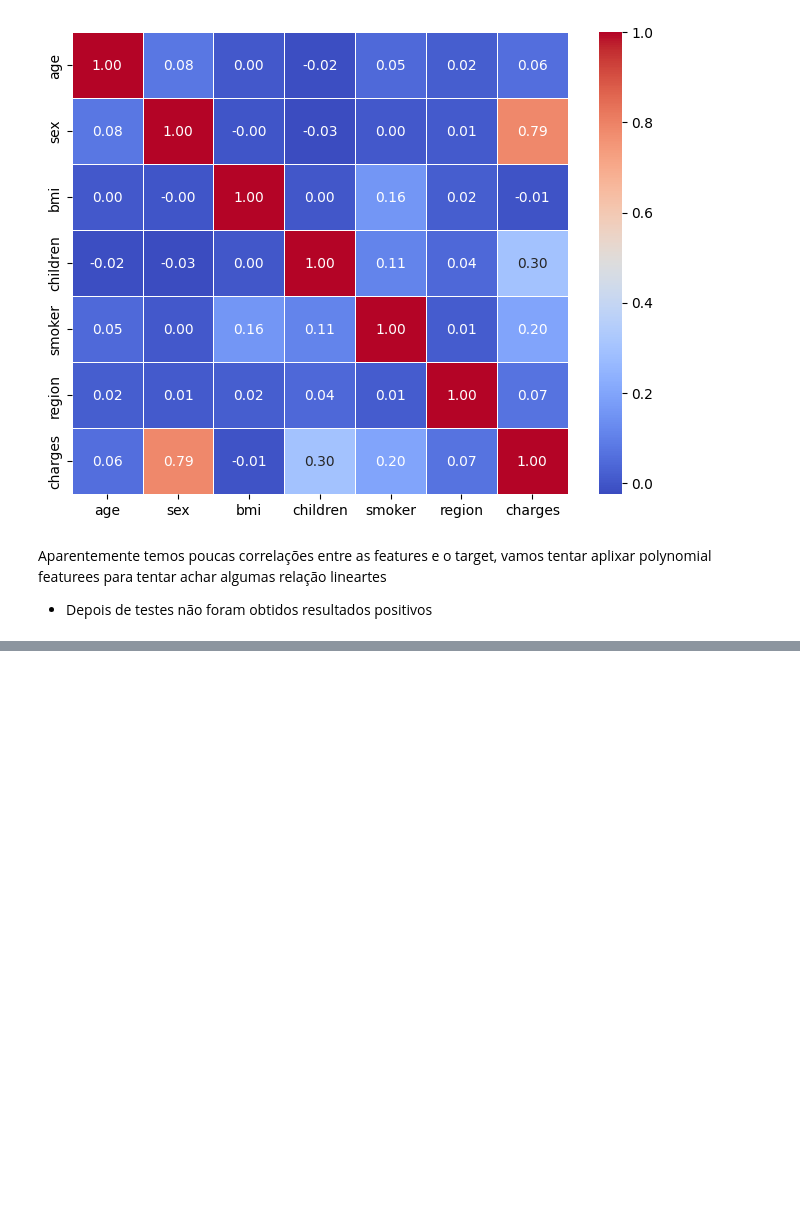
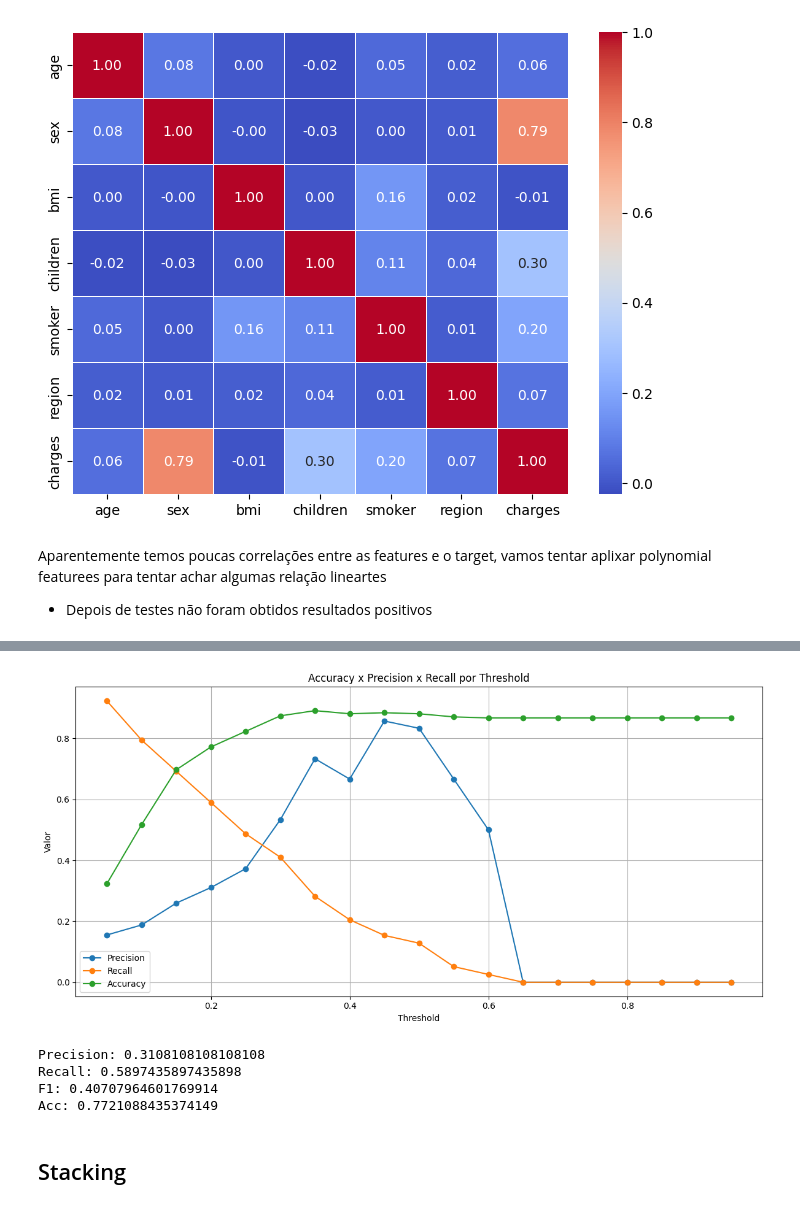
Before and after one commit to VitorLeitao/Universidade-dos-Dados, a Jupyter notebook: Semana 24-33_ Machine Learning/Machine learning.ipynb, the cells around one changed output, grey strips where cells are left out. Drawn from its saved outputs; the diff is of its cells as text; code cells hidden in the pictures; blank space fills up the shorter version.

```diff
--- a/Semana 24-33_ Machine Learning/Machine learning.ipynb
+++ b/Semana 24-33_ Machine Learning/Machine learning.ipynb
@@ -299,0 +488,10 @@ Aparentemente temos poucas correlações entre as features e o target, vamos ten
+# %%
+from sklearn.ensemble import AdaBoostClassifier
+
+boosting_model = AdaBoostClassifier(
+    estimator=bagging_model,
+    n_estimators=50
+)
+
+boosting_model.fit(X_train_transformed, y_train)
+y_pred = boosting_model.predict(X_test_transformed)
@@ -299,0 +509,45 @@ Aparentemente temos poucas correlações entre as features e o target, vamos ten
+# %%
+results = []
+
+for thres in np.arange(0.05, 1, 0.05):
+
+    y_pred = (boosting_model.predict_proba(X_test_transformed)[:,1]>thres)
+    precision = precision_score(y_test, y_pred)
+    recall = recall_score(y_test, y_pred)
+    f1 = f1_score(y_test, y_pred)
+    acc = accuracy_score(y_test, y_pred)
+
+    results.append((thres, precision, recall, f1, acc))
+
+results_df = pd.DataFrame(results, columns=["thres", "precision", "recall", "f1", "acc"])
+
+
+plt.figure(figsize=(12, 6))
+
+plt.plot(results_df["thres"], results_df["precision"], label="Precision", marker='o')
+plt.plot(results_df["thres"], results_df["recall"], label="Recall", marker='o')
+plt.plot(results_df["thres"], results_df["acc"], label="Accuracy", marker='o')
+
+plt.title("Accuracy x Precision x Recall por Threshold")
+plt.xlabel("Threshold")
+plt.ylabel("Valor")
+plt.grid(True)
+plt.legend()
+
+plt.tight_layout()
+plt.show()
+# %% [output]
+[figure, added]
+# %%
+y_pred = (boosting_model.predict_proba(X_test_transformed)[:,1]>0.2)
+print(f"Precision: {precision_score(y_test, y_pred)}")
+print(f"Recall: {recall_score(y_test, y_pred)}")
+print(f"F1: {f1_score(y_test, y_pred)}")
+print(f"Acc: {accuracy_score(y_test, y_pred)}")
+# %% [output]
+Precision: 0.3108108108108108
+Recall: 0.5897435897435898
+F1: 0.40707964601769914
+Acc: 0.7721088435374149
+# %% [markdown]
+## Stacking
```
Also changed, not shown: parts of 88 cells of this notebook, 1 other file.
